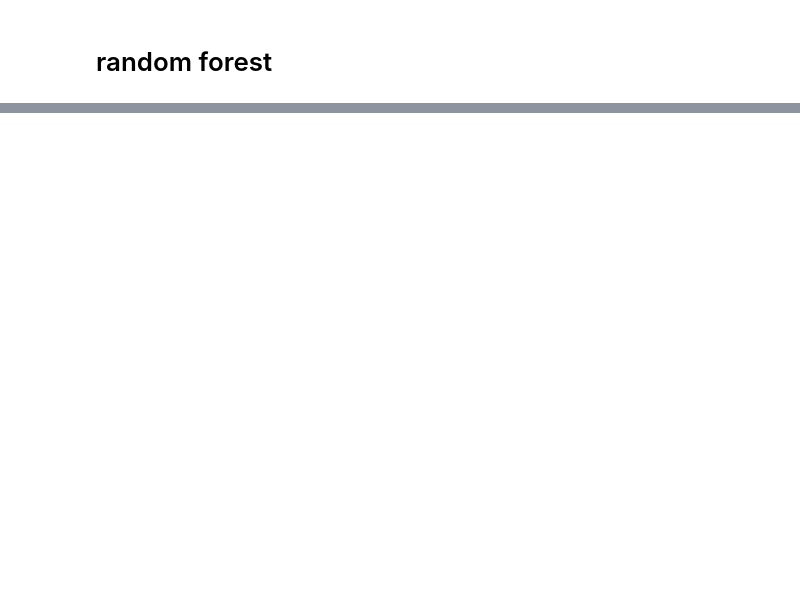
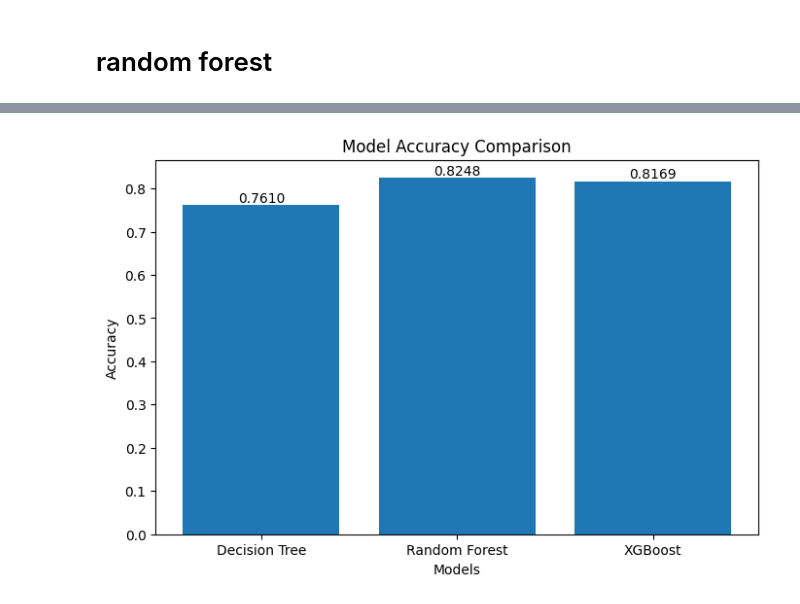
Before and after one commit to derrick4411/-Tunisian-Fraud-Detection-Challenge, a Jupyter notebook: tunisia_fraud.ipynb, the cells around one changed output, grey strips where cells are left out. Cells and saved outputs as stored; diff of their text form; code cells hidden in the pictures; blank space fills up the shorter version.

Commit message:
modeling

```diff
--- a/tunisia_fraud.ipynb
+++ b/tunisia_fraud.ipynb
@@ -284,0 +501,29 @@ ValueError: could not convert string to float: 'C'
+# %%
+# diffent model evaluations
+model_names = ['Decision Tree', 'Random Forest', 'XGBoost']
+model_accuracies = [accuracy_score(y_test, y_pred_dt),
+                    accuracy_score(y_test, y_pred_rf),
+                    accuracy_score(y_test, y_pred_xgb)]
+
+
+plt.figure(figsize=(8,5))
+bars = plt.bar(model_names, model_accuracies)
+
+plt.title('Model Accuracy Comparison')
+plt.xlabel('Models')
+plt.ylabel('Accuracy')
+
+# Add values on top of bars
+for bar in bars:
+    height = bar.get_height()
+    plt.text(
+        bar.get_x() + bar.get_width()/2,
+        height,
+        f'{height:.4f}',
+        ha='center',
+        va='bottom'
+    )
+
+plt.show()
+# %% [output]
+[figure, added]
```
Also changed, not shown: parts of 57 cells of this notebook.
